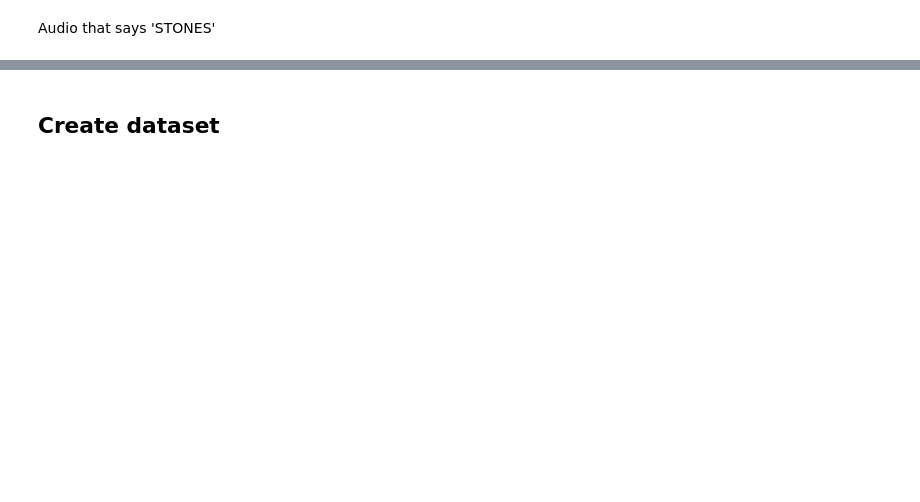
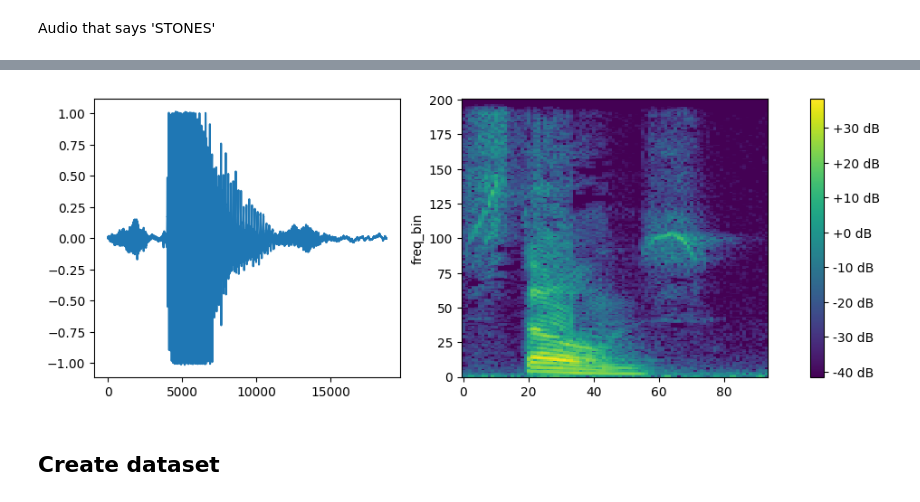
Before and after one commit to ssslakter/sounds, a Jupyter notebook: nbs/hits_01_data_prep.ipynb, the cells around one changed output, grey strips where cells are left out. Cells and saved outputs as stored; diff of their text form; code cells hidden in the pictures; blank space fills up the shorter version.

```diff
--- a/nbs/hits_01_data_prep.ipynb
+++ b/nbs/hits_01_data_prep.ipynb
@@ -30,9 +39,9 @@ def load_stream(file = '../data/stream.mp3'):
 # %%
 path_stones = Path('../data/stones')
 files = path_stones.ls()
-path = Path('../data/stream.mp3')
+path = Path('../data/stream.wav')
 sr = 16_000
-max_length_s = 1.2 # seconds
-max_l = int(max_length_s*sr)
+window_size_s = 1.2 # seconds
+window_size = int(window_size_s*sr)
 # %%
 s, sr = librosa.load(path, sr=sr)
@@ -54,6 +87,2 @@ Audio(frames[idx], rate=sr)
 # %% [markdown]
 Audio that says 'STONES'
-# %%
-s, _ = librosa.load(files[0], sr=sr)
-plt.plot(s)
-Audio(s, rate=sr)
@@ -62,5 +89,7 @@ Map to same lengh of `max_length_s` seconds
 # %%
 stones = L(librosa.load(f, sr=sr)[0] for f in files)
-stones = stones.map(lambda a: a[0: max_l] if a.shape[0] > max_l
-                    else np.hstack((a, np.zeros(max_l - a.shape[0], dtype=stones[0].dtype))))
-stones = np.stack(stones)
+# decrease volume
+stones = stones.map(lambda x: x)
+idx = 11
+describe(stones[idx])
+# %% [output]
@@ -67,3 +97,4 @@ stones = np.stack(stones)
+[figure, added]
 # %% [markdown]
 ## Create dataset
 # %%
```
Also changed, not shown: parts of 25 cells of this notebook, 7 other files.
